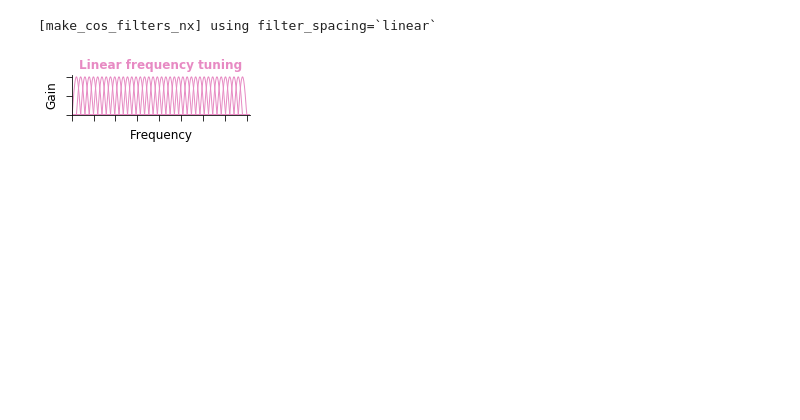
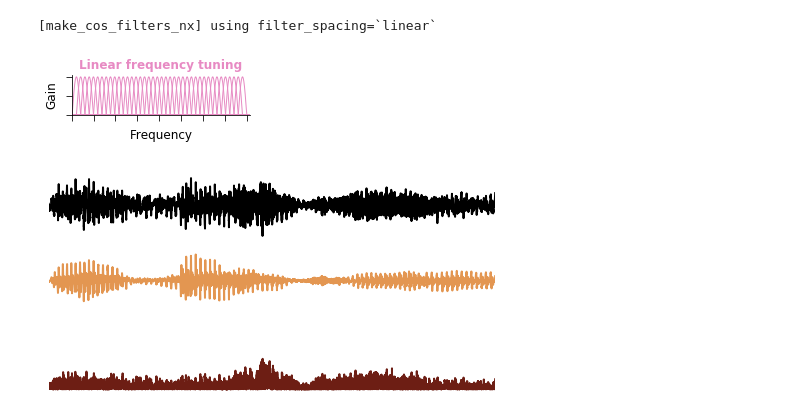
Before and after one commit to msaddler/auditory-model-denoising, a Jupyter notebook: notebook_scratch.ipynb, the cells around one changed output. Saved outputs shown, nothing was run; the diff lists cells and outputs as text; code cells hidden in the pictures; blank space fills up the shorter version.

```diff
--- a/notebook_scratch.ipynb
+++ b/notebook_scratch.ipynb
@@ -177,3 +179,33 @@ plt.show()
 # %% [output]
 [make_cos_filters_nx] using filter_spacing=`linear`
 [figure]
+# %%
+def get_rms(y):
+    return np.sqrt(np.mean(np.square(y - np.mean(y))))
+
+def set_rms(y, rms):
+    y = y - np.mean(y)
+    return rms * y / get_rms(y)
+
+sr, y0 = scipy.io.wavfile.read(glob.glob('ex*_modelUnprocessedInput.wav')[0])
+sr, y1 = scipy.io.wavfile.read(glob.glob('ex*_modelA123.wav')[0])
+t = np.arange(0, y0.shape[0]) / sr
+get_rms(y0), get_rms(y1), sr
+
+
+fig, ax_arr = plt.subplots(figsize=(8, 4), nrows=3, ncols=1)
+
+ax_arr[0].plot(t, y0, color='k', lw=2)
+ax_arr[1].plot(t, y1, color=np.array([228, 151, 81])/256, lw=2)
+ax_arr[2].plot(t, np.abs(y1-y0), color=np.array([109, 30, 20])/256, lw=2)
+
+for ax in ax_arr:
+    ax.set_xlim([0.6, 1.2])
+    ax.set_xticks([])
+    ax.set_yticks([])
+    for spine_key in ['top', 'right', 'left', 'bottom']:
+        ax.spines[spine_key].set_visible(False)
+
+plt.show()
+# %% [output]
+[figure, added]
```
Also changed, not shown: parts of 5 cells of this notebook.
